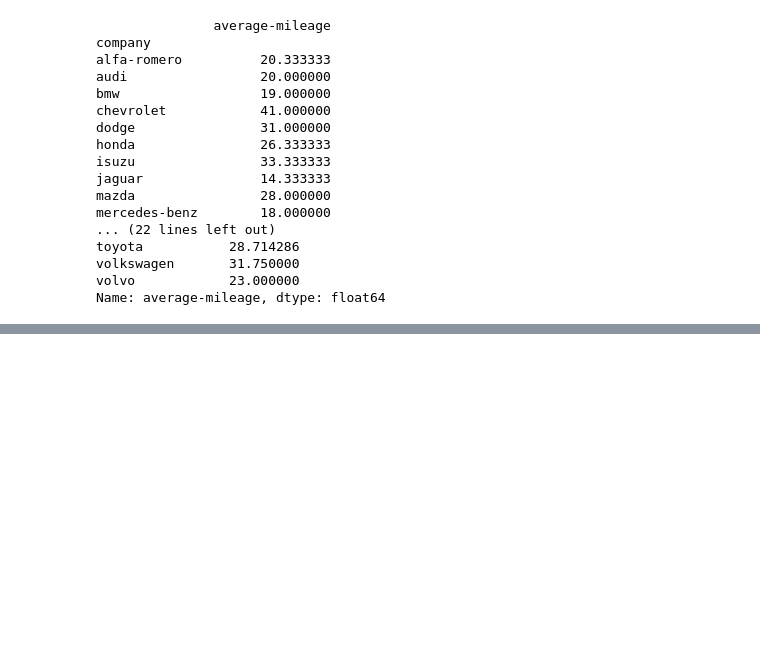
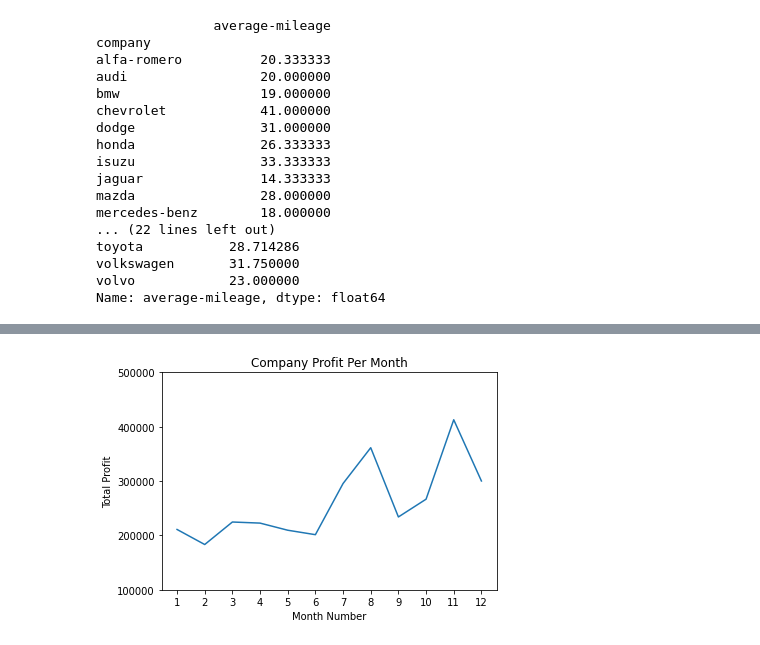
Before and after one commit to andrevks/learning-python-for-ml, a Jupyter notebook: 05-questions-module-1.ipynb, the cells around one changed output, grey strips where cells are left out. Cells and saved outputs as stored; diff of their text form; code cells hidden in the pictures; blank space fills up the shorter version.

Commit message:
build: sales graph

```diff
--- a/05-questions-module-1.ipynb
+++ b/05-questions-module-1.ipynb
@@ -200,0 +275,25 @@ Name: average-mileage, dtype: float64
+# %%
+#Q10 - Read Total profit of all months and show it using a line plot
+import numpy as np
+import matplotlib.pyplot as plt
+
+sales_df = pd.read_csv('company_sales_data.csv')
+x_month = sales_df['month_number'].to_list()
+y_profit = sales_df['total_profit'].to_list()
+
+#Setting the interval of ticks of x-axis
+plt.xticks(x_month)
+
+#Setting the interval of ticks of y-axis
+
+plt.title('Company Profit Per Month')
+plt.ylabel('Total Profit')
+plt.xlabel('Month Number')
+
+plt.plot(x_month,y_profit)
+
+#The intervals in yticks just worked after the plot method
+plt.yticks([100000,200000, 300000, 400000, 500000])
+plt.show()
+# %% [output]
+[figure, added]
```
Also changed, not shown: parts of 6 cells of this notebook.
